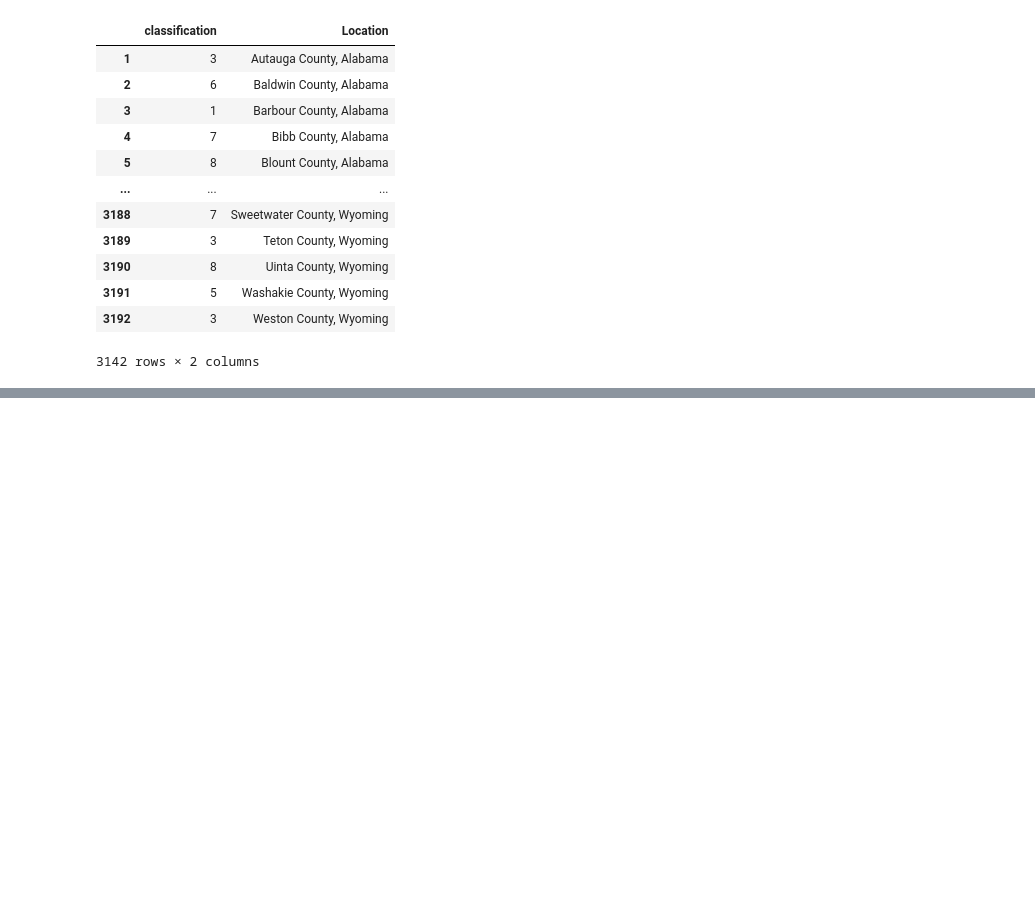
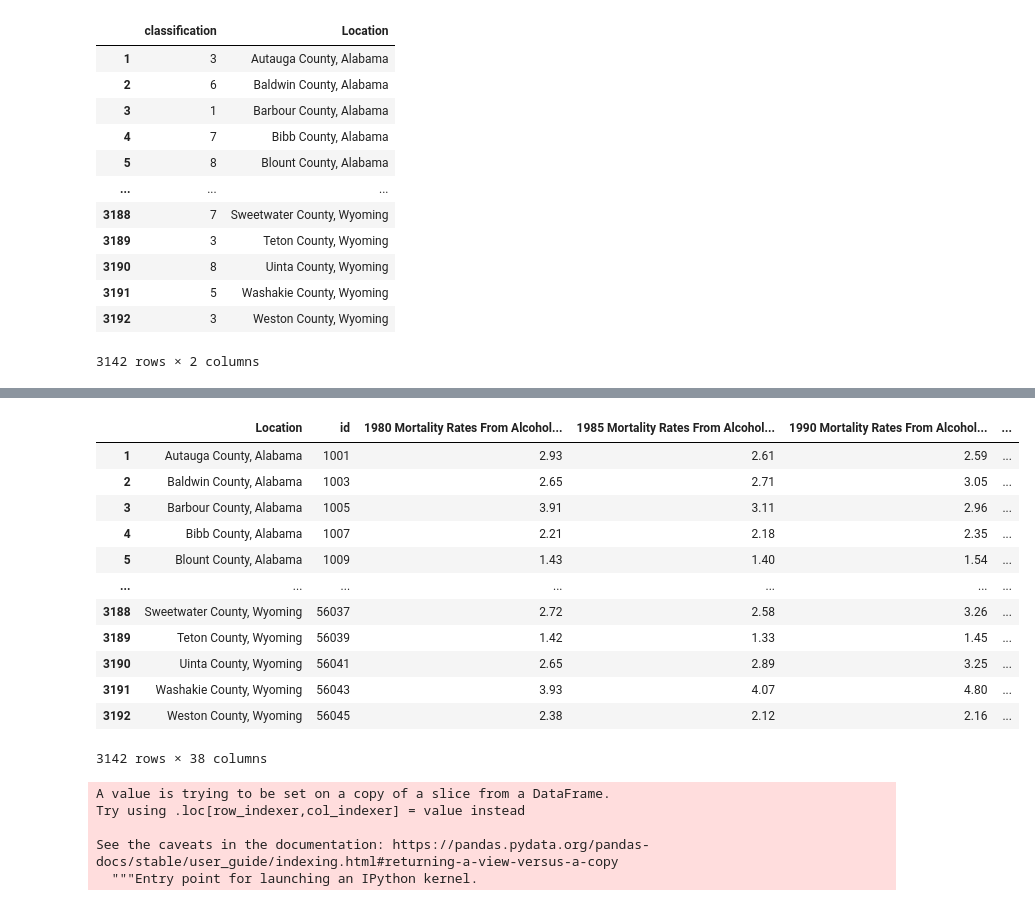
Before and after one commit to gt-big-data/MentalHealthRedistribution, a Jupyter notebook: Analysis/1st_sem_model/final_approach.ipynb, the cells around one changed output, grey strips where cells are left out. Cells and saved outputs as stored; diff of their text form; code cells hidden in the pictures; blank space fills up the shorter version.

```diff
--- a/Analysis/1st_sem_model/final_approach.ipynb
+++ b/Analysis/1st_sem_model/final_approach.ipynb
@@ -362,0 +419,27 @@ classfications_with_counties.to_csv('./classifications_with_Location.csv', index
+# %%
+df_merged['id'] = df_merged['id'].astype(int)
+no_states = df_merged.loc[df_merged['id'] > 56]
+# %%
+no_states
+# %% [output]
+|  | Location | id | 1980 Mortality Rates From Alcohol... | 1985 Mortality Rates From Alcohol... | 1990 Mortality Rates From Alcohol... | ... |
+| 1 | Autauga County, Alabama | 1001 | 2.93 | 2.61 | 2.59 | ... |
+| 2 | Baldwin County, Alabama | 1003 | 2.65 | 2.71 | 3.05 | ... |
+| 3 | Barbour County, Alabama | 1005 | 3.91 | 3.11 | 2.96 | ... |
+| 4 | Bibb County, Alabama | 1007 | 2.21 | 2.18 | 2.35 | ... |
+| 5 | Blount County, Alabama | 1009 | 1.43 | 1.40 | 1.54 | ... |
+| ... | ... | ... | ... | ... | ... | ... |
+| 3188 | Sweetwater County, Wyoming | 56037 | 2.72 | 2.58 | 3.26 | ... |
+| 3189 | Teton County, Wyoming | 56039 | 1.42 | 1.33 | 1.45 | ... |
+| 3190 | Uinta County, Wyoming | 56041 | 2.65 | 2.89 | 3.25 | ... |
+| 3191 | Washakie County, Wyoming | 56043 | 3.93 | 4.07 | 4.80 | ... |
+| 3192 | Weston County, Wyoming | 56045 | 2.38 | 2.12 | 2.16 | ... |
+3142 rows × 38 columns
+# %%
+no_states['Mental Health Need Classification'] = to_csv.drop(['id'], axis=1)
+# %% [output]
+A value is trying to be set on a copy of a slice from a DataFrame.
+Try using .loc[row_indexer,col_indexer] = value instead
+
+See the caveats in the documentation: https://pandas.pydata.org/pandas-docs/stable/user_guide/indexing.html#returning-a-view-versus-a-copy
+  """Entry point for launching an IPython kernel.
```
Also changed, not shown: parts of 9 cells of this notebook, 3 other files.
